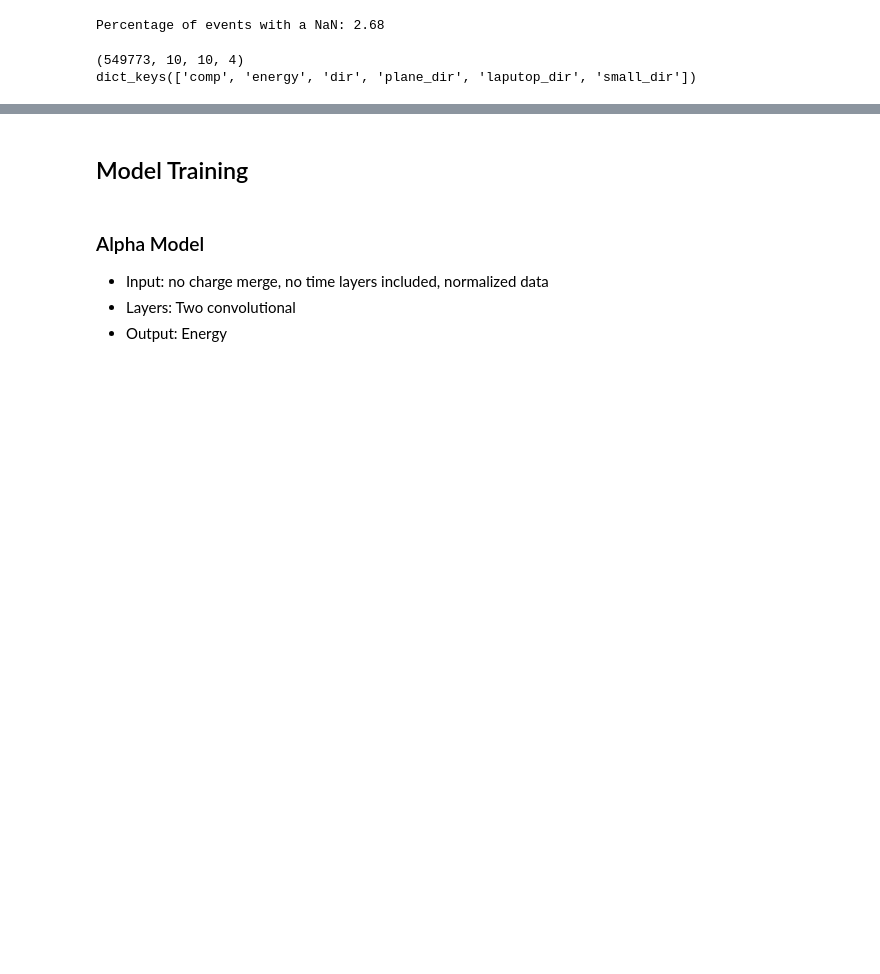
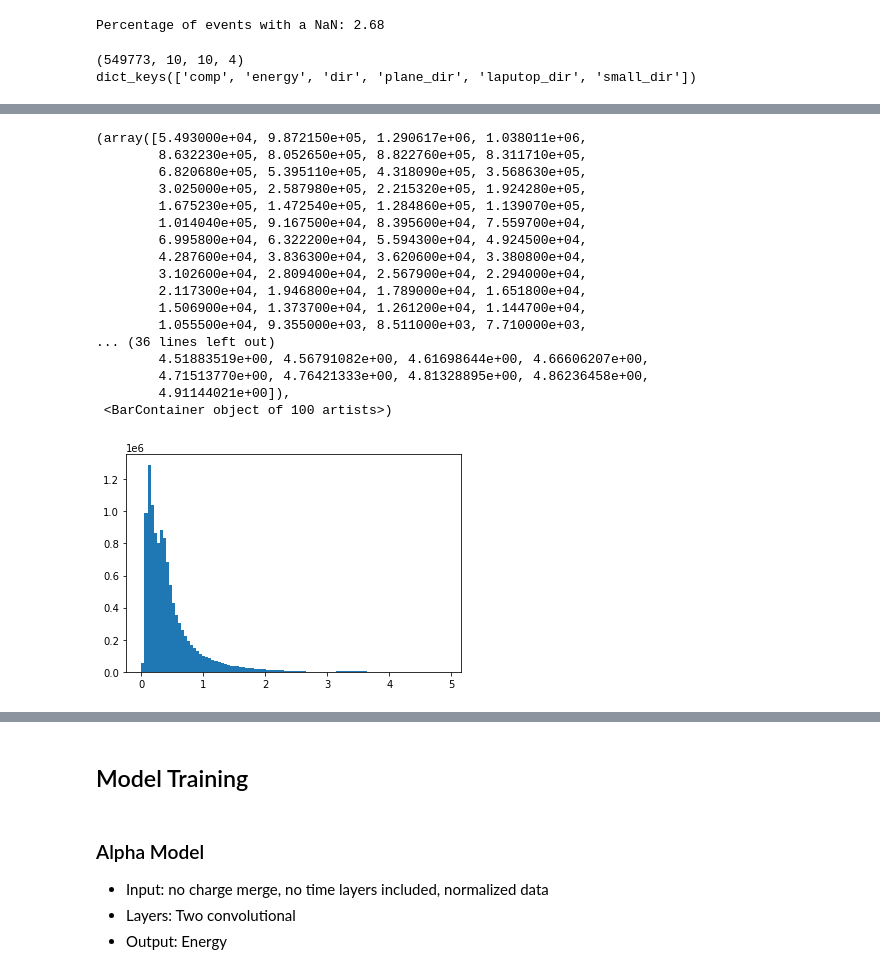
Before and after one commit to fmcnallyi3/icetop-cnn, a Jupyter notebook: simple_reco.ipynb, the cells around one changed output, grey strips where cells are left out. Cells and saved outputs as stored; diff of their text form; code cells hidden in the pictures; blank space fills up the shorter version.

```diff
--- a/simple_reco.ipynb
+++ b/simple_reco.ipynb
@@ -40 +120,22 @@ dict_keys(['comp', 'energy', 'dir', 'plane_dir', 'laputop_dir', 'small_dir'])
+# %%
+plt.hist(x[x[...,1]!=0.0,1].flatten(),bins=100)
+# %% [output]
+(array([5.493000e+04, 9.872150e+05, 1.290617e+06, 1.038011e+06,
+        8.632230e+05, 8.052650e+05, 8.822760e+05, 8.311710e+05,
+        6.820680e+05, 5.395110e+05, 4.318090e+05, 3.568630e+05,
+        3.025000e+05, 2.587980e+05, 2.215320e+05, 1.924280e+05,
+        1.675230e+05, 1.472540e+05, 1.284860e+05, 1.139070e+05,
+        1.014040e+05, 9.167500e+04, 8.395600e+04, 7.559700e+04,
+        6.995800e+04, 6.322200e+04, 5.594300e+04, 4.924500e+04,
+        4.287600e+04, 3.836300e+04, 3.620600e+04, 3.380800e+04,
+        3.102600e+04, 2.809400e+04, 2.567900e+04, 2.294000e+04,
+        2.117300e+04, 1.946800e+04, 1.789000e+04, 1.651800e+04,
+        1.506900e+04, 1.373700e+04, 1.261200e+04, 1.144700e+04,
+        1.055500e+04, 9.355000e+03, 8.511000e+03, 7.710000e+03,
+... (36 lines left out)
+        4.51883519e+00, 4.56791082e+00, 4.61698644e+00, 4.66606207e+00,
+        4.71513770e+00, 4.76421333e+00, 4.81328895e+00, 4.86236458e+00,
+        4.91144021e+00]),
+ <BarContainer object of 100 artists>)
+[figure, added]
 # %%
```
Also changed, not shown: parts of 6 cells of this notebook.
